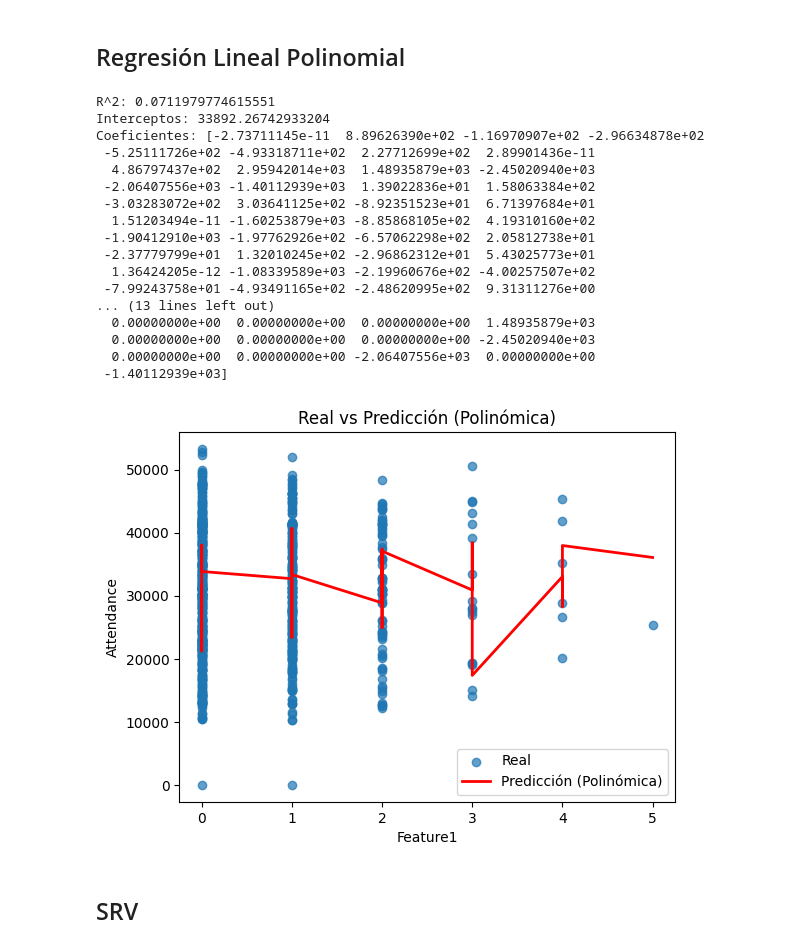
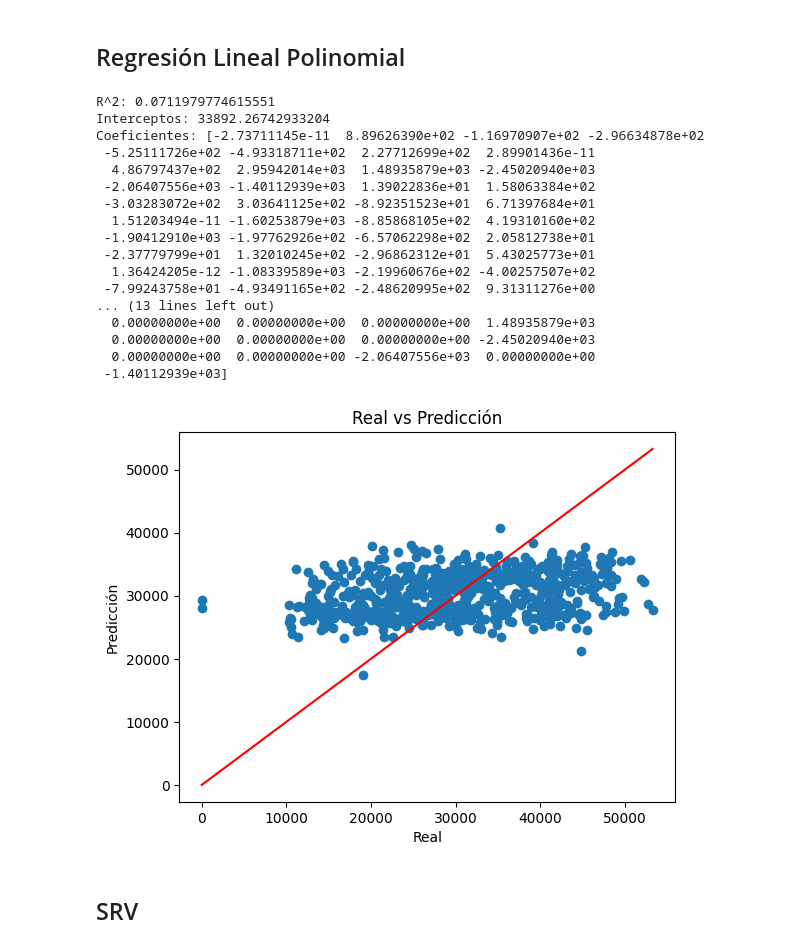
Before and after one commit to Jskenpo/HDT2_DATA_MINING, a Jupyter notebook: HDT2.ipynb, the cells around one changed output. Saved outputs shown, nothing was run; the diff lists cells and outputs as text; code cells hidden in the pictures.

```diff
--- a/HDT2.ipynb
+++ b/HDT2.ipynb
@@ -260,42 +264,37 @@ Coeficientes: [ 1.43215437e+02 -1.27270423e+01 -1.26732681e+02 -1.47346459e+02
 # %%
 degree = 2
 model_poly = make_pipeline(PolynomialFeatures(degree), LinearRegression())
 model_poly.fit(X_train, y_train)
 y_pred_poly = model_poly.predict(X_test)
 r2_poly = r2_score(y_test, y_pred_poly)
 print(f'R^2: {r2_poly}')
 print(f'Interceptos: {model_poly.named_steps["linearregression"].intercept_}')
 print(f'Coeficientes: {model_poly.named_steps["linearregression"].coef_}')
 
-order = np.argsort(X_test.iloc[:, 0])
-X_test_sorted = X_test.iloc[order]
-y_pred_poly_sorted = y_pred_poly[order]
-
-# Graficar los resultados
-plt.scatter(X_test.iloc[:, 0], y_test, label='Real', alpha=0.7)
-plt.plot(X_test_sorted.iloc[:, 0], y_pred_poly_sorted, color='red', label='Predicción (Polinómica)', linewidth=2)
-plt.xlabel('Feature1')
-plt.ylabel('Attendance')
-plt.title('Real vs Predicción (Polinómica)')
+plt.scatter(y_test, y_pred_poly)
+plt.plot([y_test.min(), y_test.max()], [y_test.min(), y_test.max()], color='red')
+plt.xlabel('Real')
+plt.ylabel('Predicción')
+plt.title('Real vs Predicción')
 plt.show()
 # %% [output]
 R^2: 0.0711979774615551
 Interceptos: 33892.26742933204
 Coeficientes: [-2.73711145e-11  8.89626390e+02 -1.16970907e+02 -2.96634878e+02
  -5.25111726e+02 -4.93318711e+02  2.27712699e+02  2.89901436e-11
   4.86797437e+02  2.95942014e+03  1.48935879e+03 -2.45020940e+03
  -2.06407556e+03 -1.40112939e+03  1.39022836e+01  1.58063384e+02
  -3.03283072e+02  3.03641125e+02 -8.92351523e+01  6.71397684e+01
   1.51203494e-11 -1.60253879e+03 -8.85868105e+02  4.19310160e+02
  -1.90412910e+03 -1.97762926e+02 -6.57062298e+02  2.05812738e+01
  -2.37779799e+01  1.32010245e+02 -2.96862312e+01  5.43025773e+01
   1.36424205e-12 -1.08339589e+03 -2.19960676e+02 -4.00257507e+02
  -7.99243758e+01 -4.93491165e+02 -2.48620995e+02  9.31311276e+00
 ... (13 lines left out)
   0.00000000e+00  0.00000000e+00  0.00000000e+00  1.48935879e+03
   0.00000000e+00  0.00000000e+00  0.00000000e+00 -2.45020940e+03
   0.00000000e+00  0.00000000e+00 -2.06407556e+03  0.00000000e+00
  -1.40112939e+03]
-[figure, old version]
+[figure, new version]
 # %% [markdown]
 ## SRV
```
Also changed, not shown: parts of 4 cells of this notebook.
